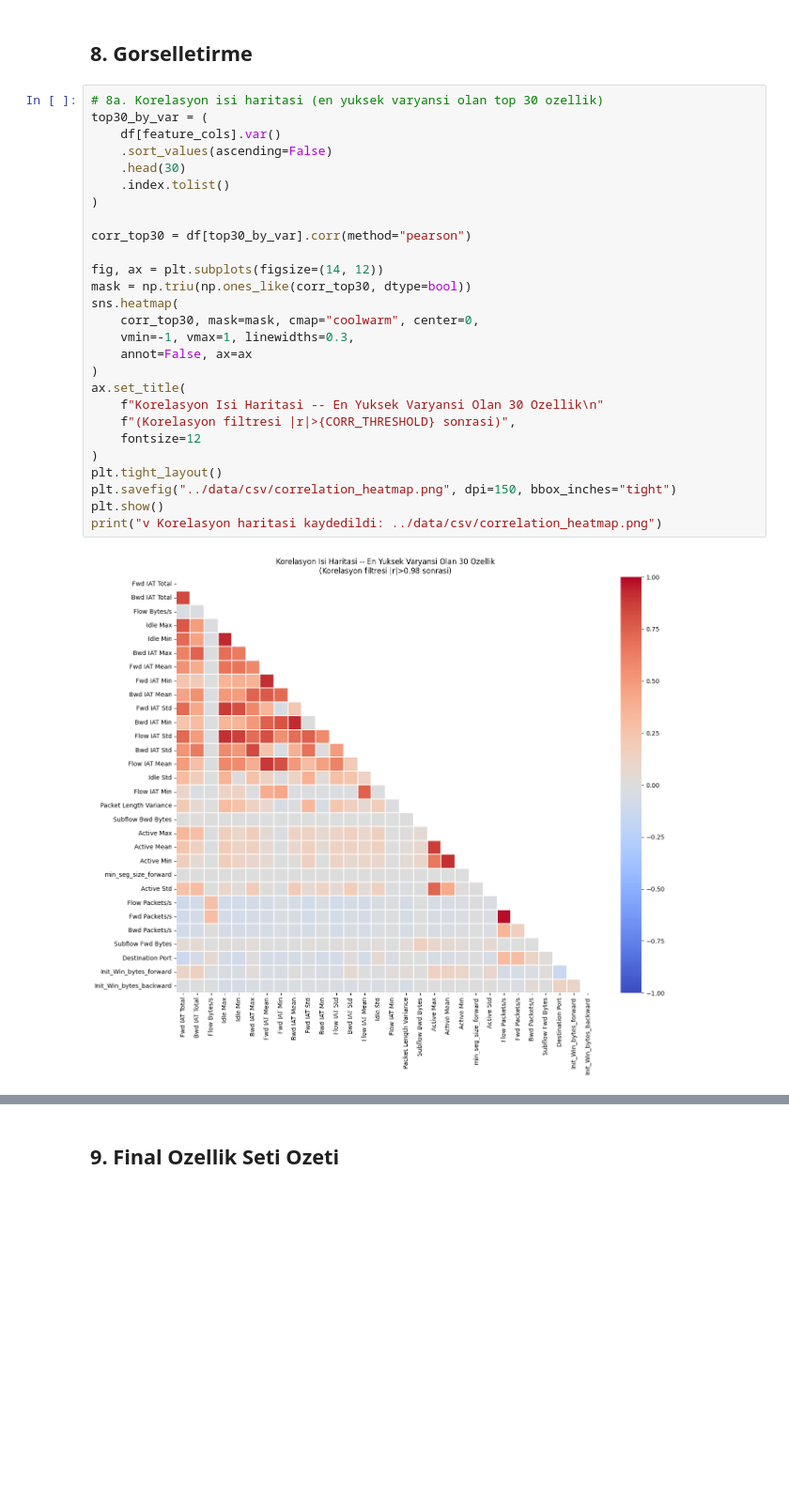
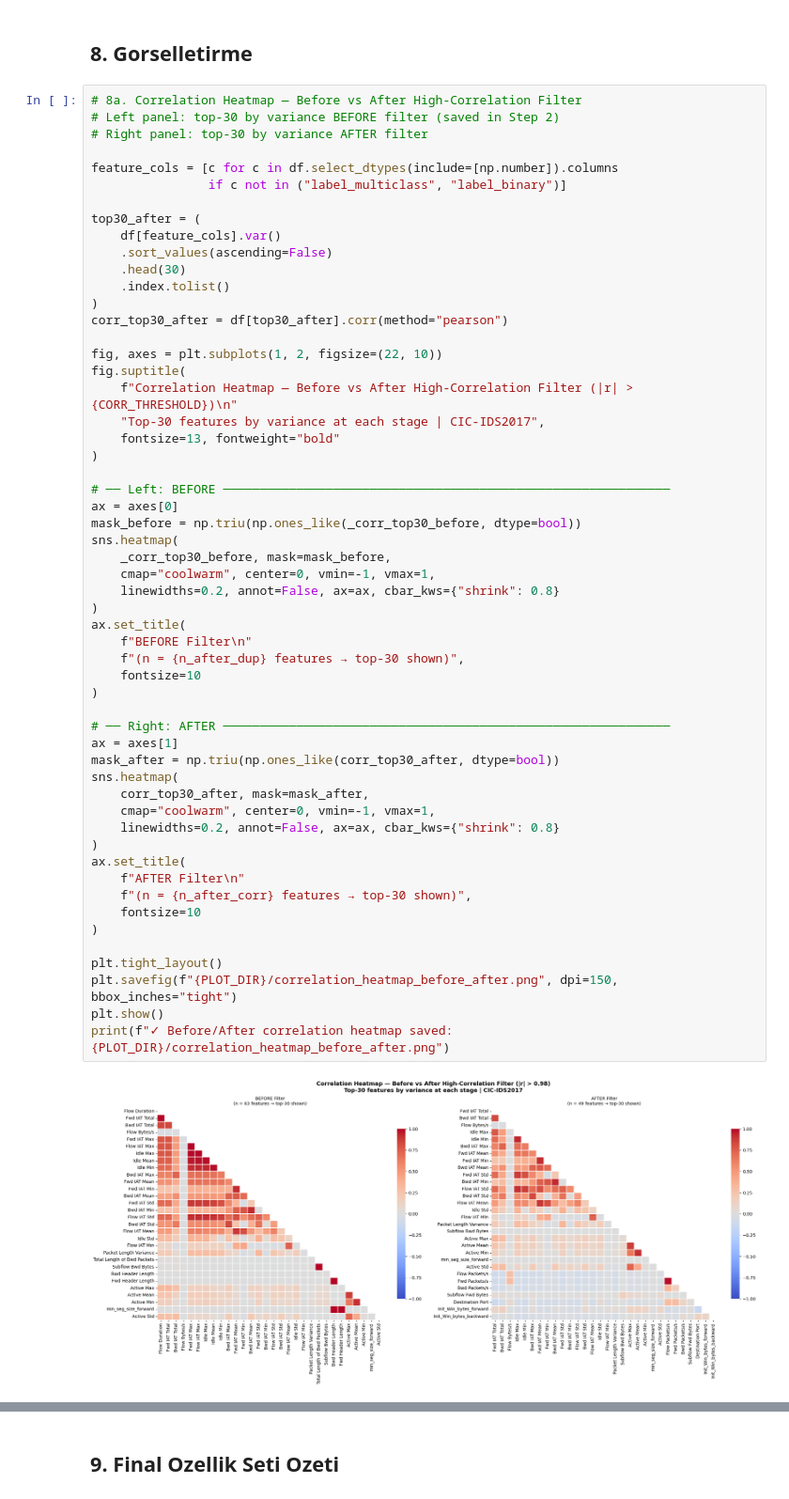
Before and after one commit to goktu9/ids-attack-detection, a Jupyter notebook: notebooks/03_feature_engineering.ipynb, the cells around one changed output, grey strips where cells are left out. Shown at 94% size. Saved outputs shown, nothing was run; the diff lists cells and outputs as text; blank space fills up the shorter version.

Commit message:
improve notebooks, update plot paths, generate new plots, revise initial report

```diff
--- a/notebooks/03_feature_engineering.ipynb
+++ b/notebooks/03_feature_engineering.ipynb
@@ -647,31 +679,59 @@ NOTE: For MLP/SVM, apply log1p transform to high-skewness features in 04_modelin
 # %% [markdown]
 ## 8. Gorselletirme
 # %%
-# 8a. Korelasyon isi haritasi (en yuksek varyansi olan top 30 ozellik)
-top30_by_var = (
+# 8a. Correlation Heatmap — Before vs After High-Correlation Filter
+# Left panel: top-30 by variance BEFORE filter (saved in Step 2)
+# Right panel: top-30 by variance AFTER filter
+
+feature_cols = [c for c in df.select_dtypes(include=[np.number]).columns
+                if c not in ("label_multiclass", "label_binary")]
+
+top30_after = (
     df[feature_cols].var()
     .sort_values(ascending=False)
     .head(30)
     .index.tolist()
 )
+corr_top30_after = df[top30_after].corr(method="pearson")
 
-corr_top30 = df[top30_by_var].corr(method="pearson")
+fig, axes = plt.subplots(1, 2, figsize=(22, 10))
+fig.suptitle(
+    f"Correlation Heatmap — Before vs After High-Correlation Filter (|r| > {CORR_THRESHOLD})\n"
+    "Top-30 features by variance at each stage | CIC-IDS2017",
+    fontsize=13, fontweight="bold"
+)
 
-fig, ax = plt.subplots(figsize=(14, 12))
-mask = np.triu(np.ones_like(corr_top30, dtype=bool))
+# ── Left: BEFORE ─────────────────────────────────────────────────────────────
+ax = axes[0]
+mask_before = np.triu(np.ones_like(_corr_top30_before, dtype=bool))
 sns.heatmap(
-    corr_top30, mask=mask, cmap="coolwarm", center=0,
-    vmin=-1, vmax=1, linewidths=0.3,
-    annot=False, ax=ax
+    _corr_top30_before, mask=mask_before,
+    cmap="coolwarm", center=0, vmin=-1, vmax=1,
+    linewidths=0.2, annot=False, ax=ax, cbar_kws={"shrink": 0.8}
 )
 ax.set_title(
-    f"Korelasyon Isi Haritasi -- En Yuksek Varyansi Olan 30 Ozellik\n"
-    f"(Korelasyon filtresi |r|>{CORR_THRESHOLD} sonrasi)",
-    fontsize=12
+    f"BEFORE Filter\n"
+    f"(n = {n_after_dup} features → top-30 shown)",
+    fontsize=10
 )
+
+# ── Right: AFTER ─────────────────────────────────────────────────────────────
+ax = axes[1]
+mask_after = np.triu(np.ones_like(corr_top30_after, dtype=bool))
+sns.heatmap(
+    corr_top30_after, mask=mask_after,
+    cmap="coolwarm", center=0, vmin=-1, vmax=1,
+    linewidths=0.2, annot=False, ax=ax, cbar_kws={"shrink": 0.8}
+)
+ax.set_title(
+    f"AFTER Filter\n"
+    f"(n = {n_after_corr} features → top-30 shown)",
+    fontsize=10
+)
+
 plt.tight_layout()
-plt.savefig("../data/csv/correlation_heatmap.png", dpi=150, bbox_inches="tight")
+plt.savefig(f"{PLOT_DIR}/correlation_heatmap_before_after.png", dpi=150, bbox_inches="tight")
 plt.show()
-print("v Korelasyon haritasi kaydedildi: ../data/csv/correlation_heatmap.png")
+print(f"✓ Before/After correlation heatmap saved: {PLOT_DIR}/correlation_heatmap_before_after.png")
 # %% [output]
-[figure, old version]
+[figure, new version]
```
Also changed, not shown: parts of 14 cells of this notebook, 37 other files.
